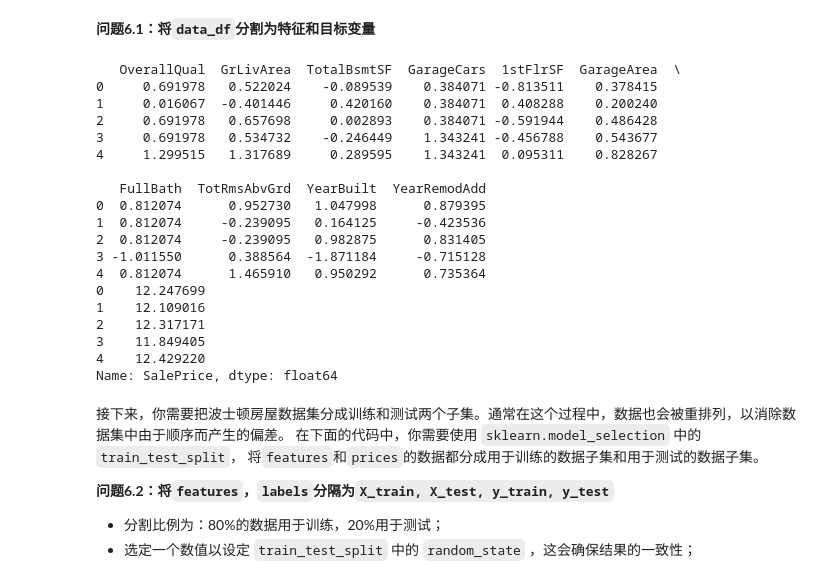
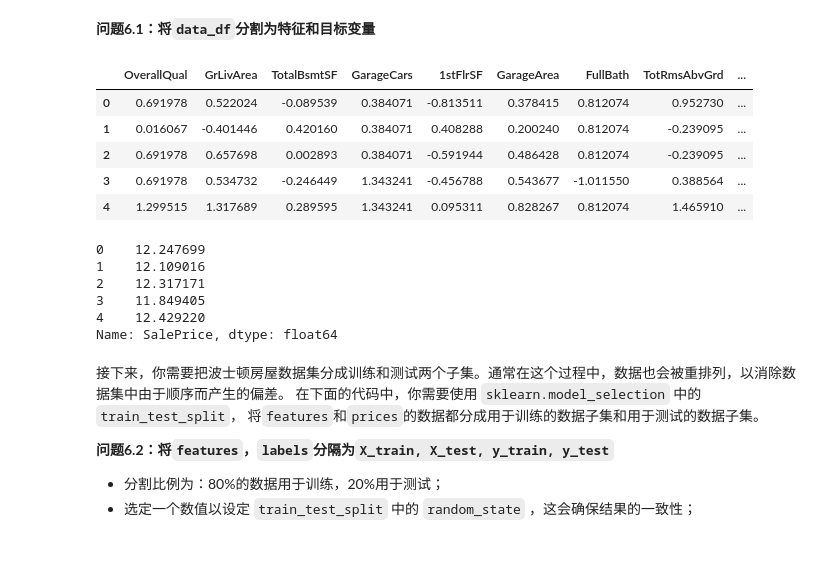
Before and after one commit to Federer-Lu/predicting-Boston-housing-price, a Jupyter notebook: boston_housing.ipynb, the cells around one changed output. Saved outputs shown, nothing was run; the diff lists cells and outputs as text; code cells hidden in the pictures; blank space fills up the shorter version.

```diff
--- a/boston_housing.ipynb
+++ b/boston_housing.ipynb
@@ -347,31 +299,25 @@ data_df[numeric_features] = scaler.transform(data_df[numeric_features])
 # %% [markdown]
 **问题6.1：将`data_df`分割为特征和目标变量**
 # %%
-# 6.1
-features = data_df.drop(['SalePrice'],axis=1)#TODO：提取除了SalePrice以外的特征赋值为features
-labels = data_df['SalePrice']#TODO：提取SalePrice作为labels
-print(features.head())
-print(labels.head())
+features = data_df.drop(['SalePrice'],axis=1)# 提取除了SalePrice以外的特征赋值为features
+features.head()
 # %% [output]
-   OverallQual  GrLivArea  TotalBsmtSF  GarageCars  1stFlrSF  GarageArea  \
-0     0.691978   0.522024    -0.089539    0.384071 -0.813511    0.378415
-1     0.016067  -0.401446     0.420160    0.384071  0.408288    0.200240
-2     0.691978   0.657698     0.002893    0.384071 -0.591944    0.486428
-3     0.691978   0.534732    -0.246449    1.343241 -0.456788    0.543677
-4     1.299515   1.317689     0.289595    1.343241  0.095311    0.828267
-
-   FullBath  TotRmsAbvGrd  YearBuilt  YearRemodAdd
-0  0.812074      0.952730   1.047998      0.879395
-1  0.812074     -0.239095   0.164125     -0.423536
-2  0.812074     -0.239095   0.982875      0.831405
-3 -1.011550      0.388564  -1.871184     -0.715128
-4  0.812074      1.465910   0.950292      0.735364
-0    12.247699
-1    12.109016
-2    12.317171
-3    11.849405
-4    12.429220
-Name: SalePrice, dtype: float64
+|  | OverallQual | GrLivArea | TotalBsmtSF | GarageCars | 1stFlrSF | GarageArea | FullBath | TotRmsAbvGrd | ... |
+| 0 | 0.691978 | 0.522024 | -0.089539 | 0.384071 | -0.813511 | 0.378415 | 0.812074 | 0.952730 | ... |
+| 1 | 0.016067 | -0.401446 | 0.420160 | 0.384071 | 0.408288 | 0.200240 | 0.812074 | -0.239095 | ... |
+| 2 | 0.691978 | 0.657698 | 0.002893 | 0.384071 | -0.591944 | 0.486428 | 0.812074 | -0.239095 | ... |
+| 3 | 0.691978 | 0.534732 | -0.246449 | 1.343241 | -0.456788 | 0.543677 | -1.011550 | 0.388564 | ... |
+| 4 | 1.299515 | 1.317689 | 0.289595 | 1.343241 | 0.095311 | 0.828267 | 0.812074 | 1.465910 | ... |
+# %%
+labels = data_df['SalePrice']# 提取SalePrice作为labels
+labels.head()
+# %% [output]
+0    12.247699
+1    12.109016
+2    12.317171
+3    11.849405
+4    12.429220
+Name: SalePrice, dtype: float64
 # %% [markdown]
 接下来，你需要把波士顿房屋数据集分成训练和测试两个子集。通常在这个过程中，数据也会被重排列，以消除数据集中由于顺序而产生的偏差。
 在下面的代码中，你需要使用 `sklearn.model_selection` 中的 `train_test_split`， 将`features`和`prices`的数据都分成用于训练的数据子集和用于测试的数据子集。
```
Also changed, not shown: parts of 32 cells of this notebook.
